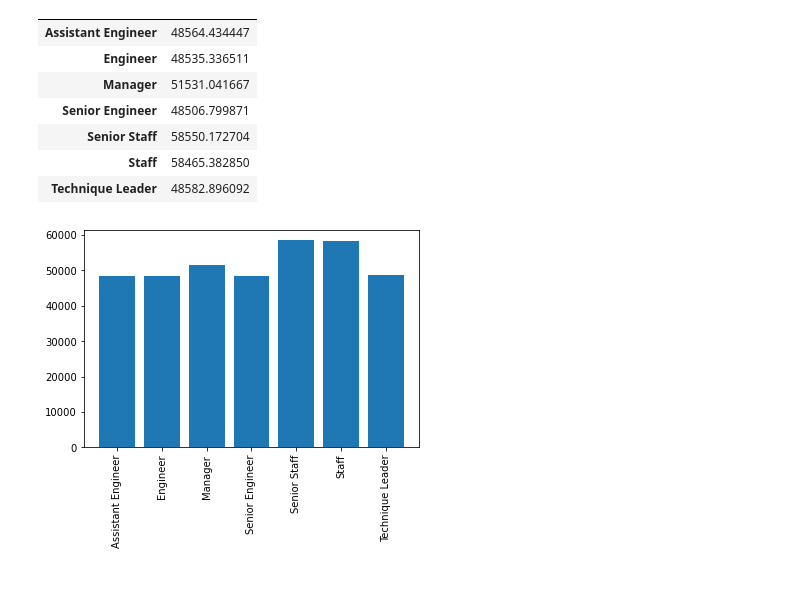
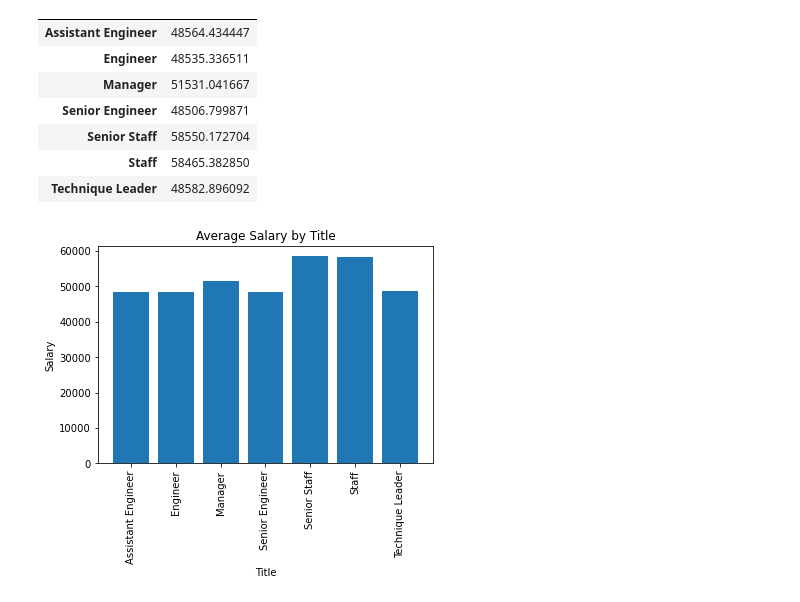
Before and after one commit to bjohn004/employee-database, a Jupyter notebook: sql-challenge-hw-9.ipynb, the cells around one changed output. Cells and saved outputs as stored; diff of their text form; code cells hidden in the pictures.

```diff
--- a/sql-challenge-hw-9.ipynb
+++ b/sql-challenge-hw-9.ipynb
@@ -107,8 +132,12 @@ sal_avg
 | Staff | 58465.382850 |
 | Technique Leader | 48582.896092 |
 # %%
+#plot bar chart
 plt.bar(sal_avg.index,sal_avg['salary'])
+plt.xlabel("Title")
+plt.ylabel("Salary")
+plt.title("Average Salary by Title")
 plt.xticks(rotation=90)
 plt.show()
 # %% [output]
-[figure, old version]
+[figure, new version]
```
Also changed, not shown: parts of 15 cells of this notebook.
